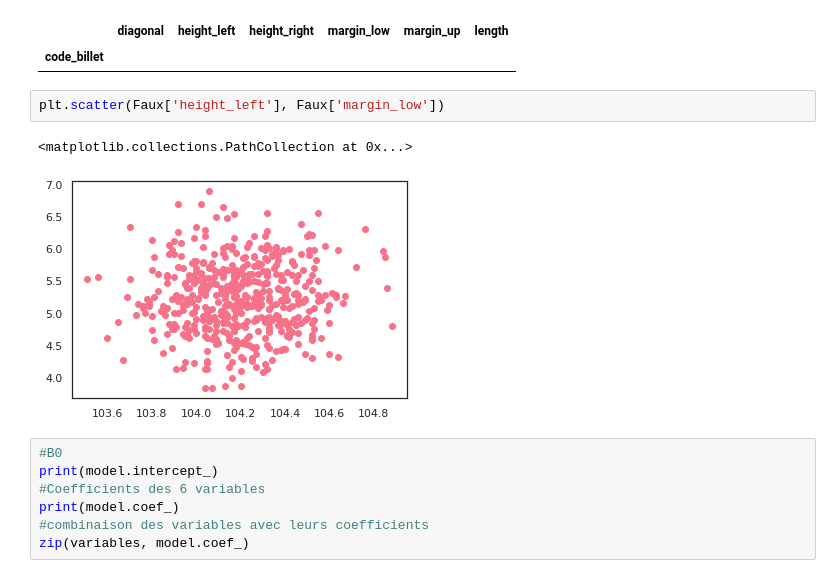
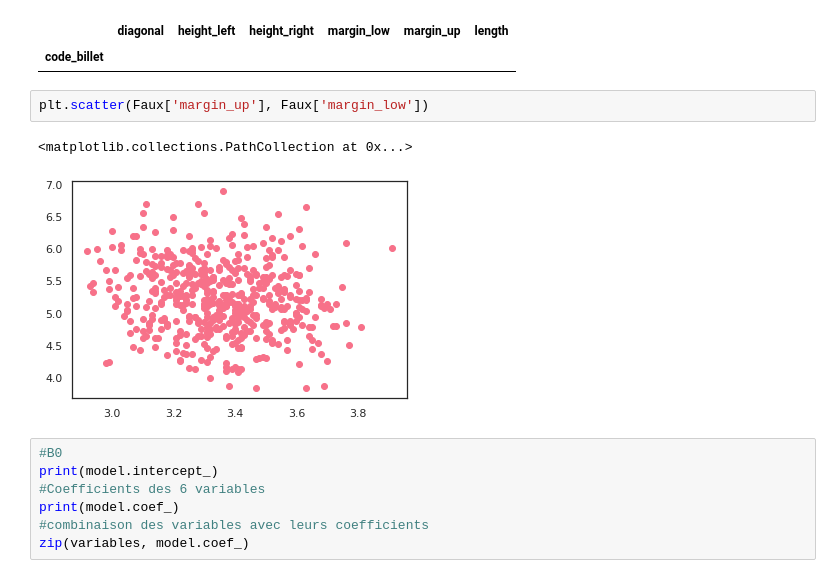
Before and after one commit to Randasabag/Detectez-des-faux-billets-avec-R-ou-Python, a Jupyter notebook: P10.ipynb, the cells around one changed output. Saved outputs shown, nothing was run; the diff lists cells and outputs as text.

```diff
--- a/P10.ipynb
+++ b/P10.ipynb
@@ -822,10 +818,10 @@ Faux[Faux.isnull().any(axis=1)]
 |  | diagonal | height_left | height_right | margin_low | margin_up | length |
 | code_billet |  |  |  |  |  |  |
 # %%
-plt.scatter(Faux['height_left'], Faux['margin_low'])
+plt.scatter(Faux['margin_up'], Faux['margin_low'])
 # %% [output]
 <matplotlib.collections.PathCollection at 0x...>
-[figure, old version]
+[figure, new version]
 # %%
 #B0
 print(model.intercept_)
```
Also changed, not shown: parts of 4 cells of this notebook.
